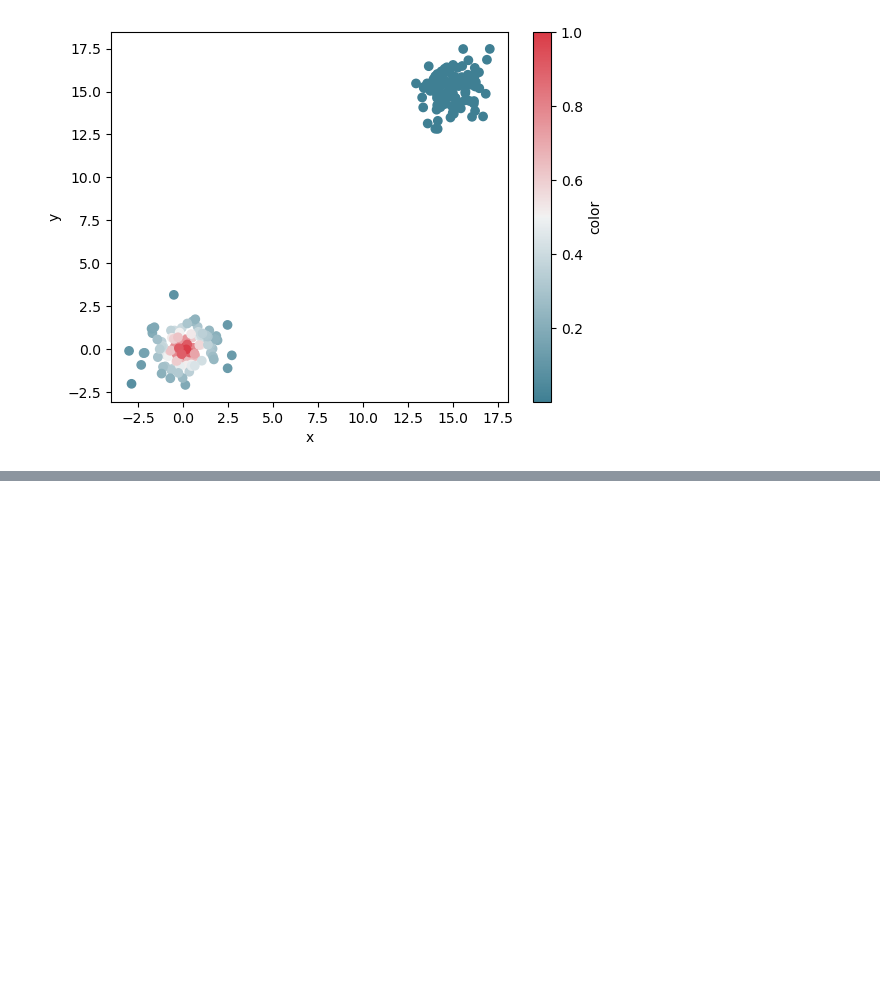
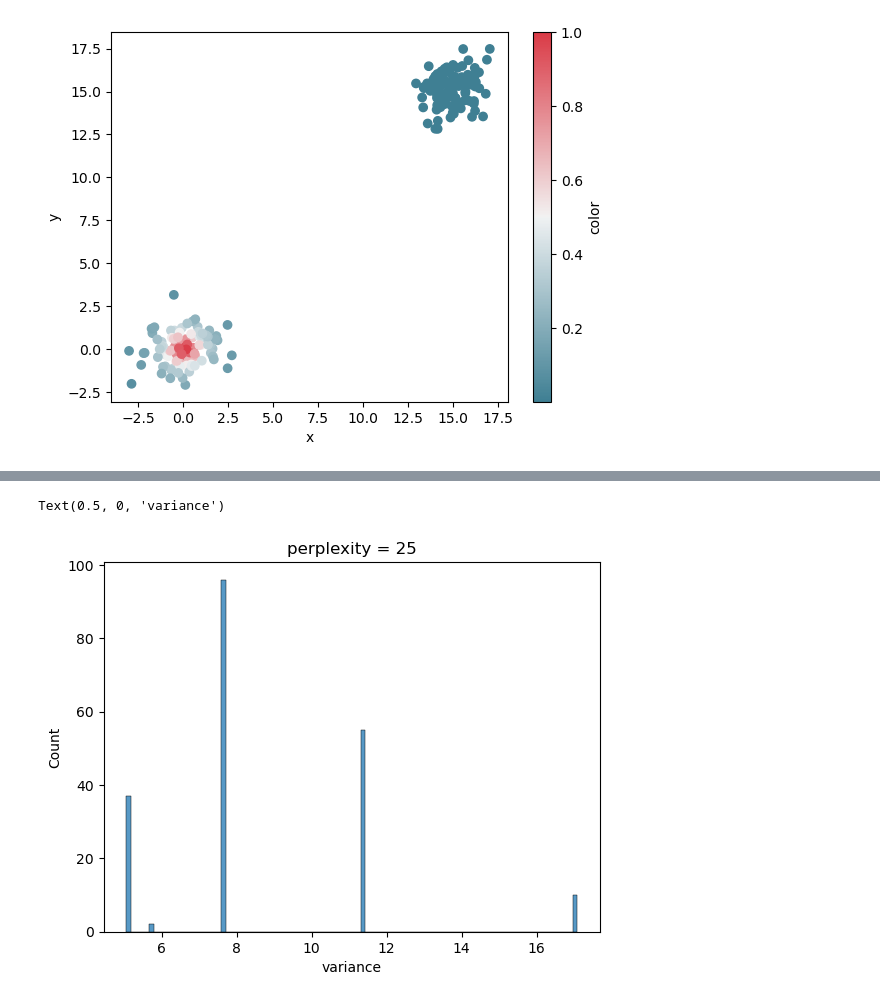
Before and after one commit to zaid0bustami/CM121, a Jupyter notebook: HW4/HW4.ipynb, the cells around one changed output, grey strips where cells are left out. Drawn from its saved outputs; the diff is of its cells as text; code cells hidden in the pictures; blank space fills up the shorter version.

```diff
--- a/HW4/HW4.ipynb
+++ b/HW4/HW4.ipynb
@@ -306,0 +302,7 @@ KeyboardInterrupt:
+# %%
+sns.histplot(hf["25"], bins = 100)
+plt.title("perplexity = 25")
+plt.xlabel("variance")
+# %% [output]
+Text(0.5, 0, 'variance')
+[figure, added]
```
Also changed, not shown: parts of 5 cells of this notebook.
